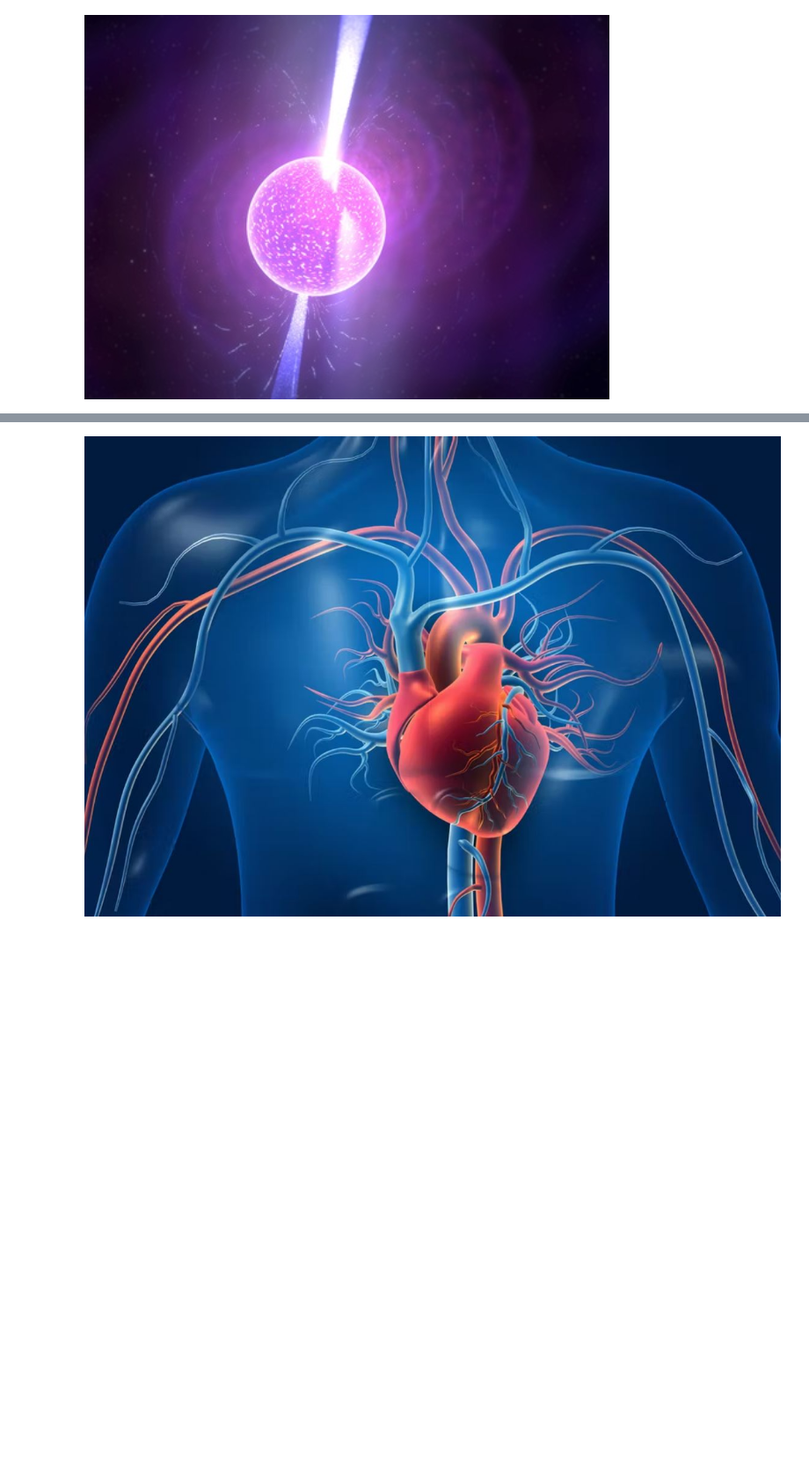
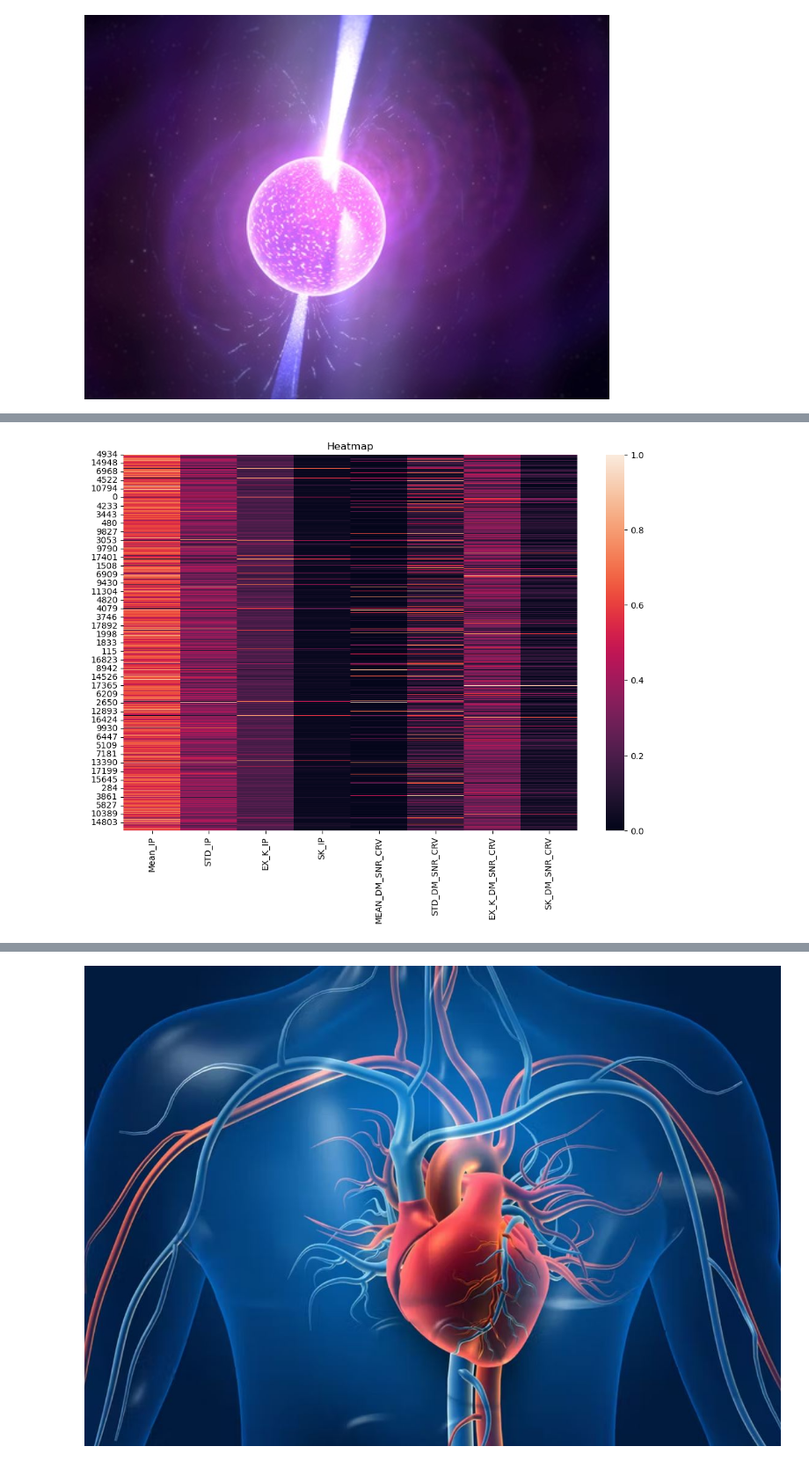
Before and after one commit to tyugayNA/SPbPU, a Jupyter notebook: Software Development Technologies/week8/HW/ProjectClassification.ipynb, the cells around one changed output, grey strips where cells are left out. Shown at 88% size. Cells and saved outputs as stored; diff of their text form; code cells hidden in the pictures; blank space fills up the shorter version.

```diff
--- a/Software Development Technologies/week8/HW/ProjectClassification.ipynb
+++ b/Software Development Technologies/week8/HW/ProjectClassification.ipynb
@@ -53,0 +87,10 @@ datasetPulsar.head()
+# %%
+datasetPulsar.rename(columns = {'Mean_of_the_integrated_profile' : 'MEAN_IP', \
+                               'Standard_deviation_of_the_integrated_profile' : 'STD_IP', \
+                               'Excess_kurtosis_of_the_integrated_profile' : 'EX_K_IP', \
+                               'Skewness_of_the_integrated_profile' : 'SK_IP', \
+                               'Mean_of_the_DM_SNR_curve' : 'MEAN_DM_SNR_CRV', \
+                               'Standard_deviation_of_the_DM_SNR_curve' : 'STD_DM_SNR_CRV', \
+                               ' Excess_kurtosis_of_the_DM_SNR_curve' : 'EX_K_DM_SNR_CRV', \
+                               ' Skewness_of_the_DM_SNR_curve' : 'SK_DM_SNR_CRV'}, inplace = True)
+type(datasetPulsar)
@@ -53,0 +118,23 @@ datasetPulsar.head()
+# %%
+#split data
+y = datasetPulsar.iloc[:,-1]
+data = datasetPulsar.drop('target_class', axis='columns')
+# %%
+from sklearn.model_selection import train_test_split
+X_train,X_test,y_train,y_test = train_test_split(data,y,test_size=0.2, random_state=2)
+# %%
+from sklearn.preprocessing import MinMaxScaler
+scaler = MinMaxScaler()
+scaler.fit(X_train)
+X_train = pd.DataFrame(data=scaler.transform(X_train),columns = X_train.columns,index=X_train.index)
+X_test = pd.DataFrame(data=scaler.transform(X_test),columns = X_test.columns,index=X_test.index)
+# %%
+import seaborn as sns
+import matplotlib.pyplot as plt
+sns.set
+plt.figure(figsize=(12, 8))
+ax = sns.heatmap(X_train)
+ax.set_title('Heatmap')
+plt.show()
+# %% [output]
+[figure, added]
```
Also changed, not shown: parts of 28 cells of this notebook.
